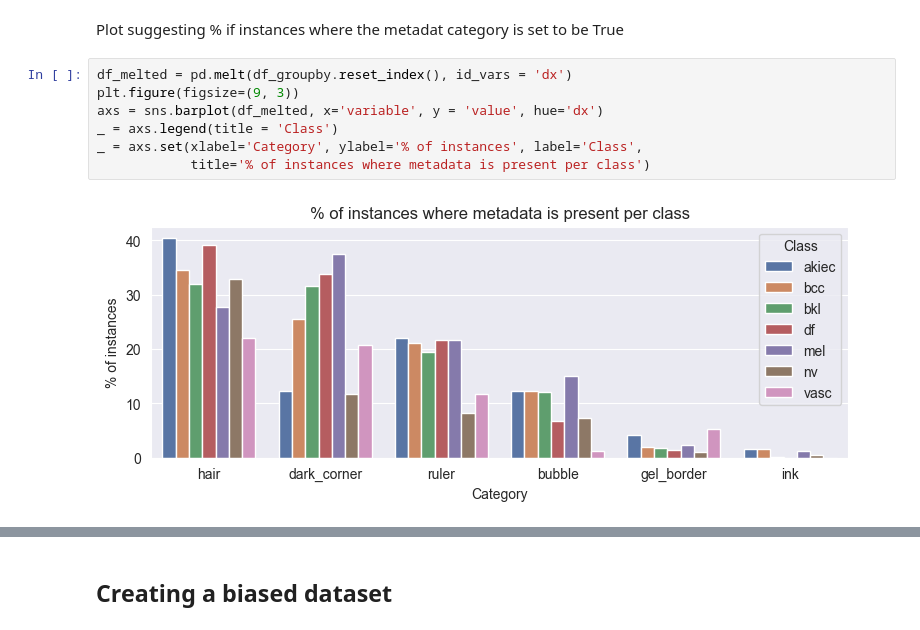
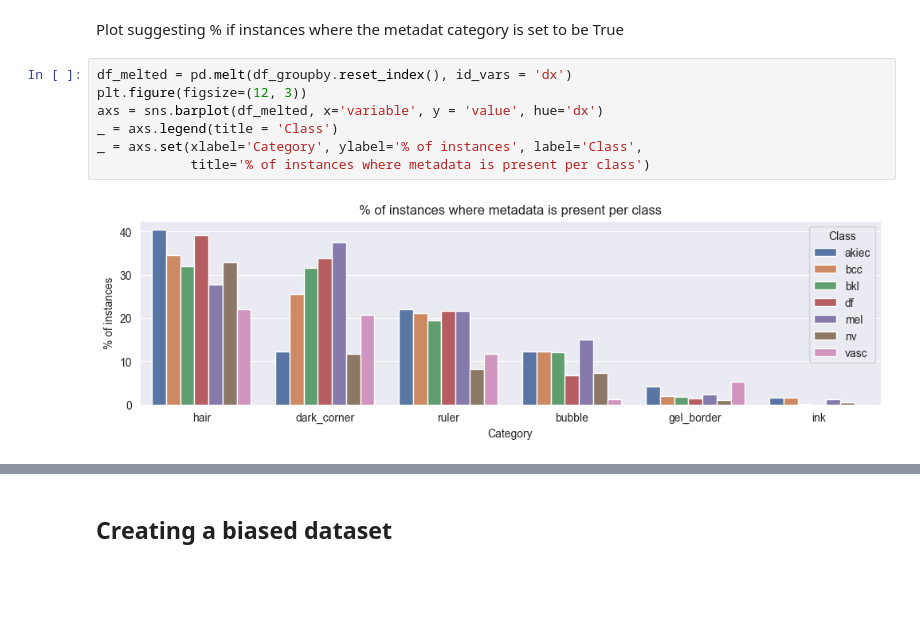
Before and after one commit to 12dash/DebiasingSkinCancerDetection, a Jupyter notebook: Analysis.ipynb, the cells around one changed output, grey strips where cells are left out. Cells and saved outputs as stored; diff of their text form; blank space fills up the shorter version.

```diff
--- a/Analysis.ipynb
+++ b/Analysis.ipynb
@@ -77,10 +77,10 @@ df_groupby
 Plot suggesting % if instances where the metadat category is set to be True
 # %%
 df_melted = pd.melt(df_groupby.reset_index(), id_vars = 'dx')
-plt.figure(figsize=(9, 3))
+plt.figure(figsize=(12, 3))
 axs = sns.barplot(df_melted, x='variable', y = 'value', hue='dx')
 _ = axs.legend(title = 'Class')
 _ = axs.set(xlabel='Category', ylabel='% of instances', label='Class',
             title='% of instances where metadata is present per class')
 # %% [output]
-[figure, old version]
+[figure, new version]
```
Also changed, not shown: parts of 7 cells of this notebook, 5 other files.
